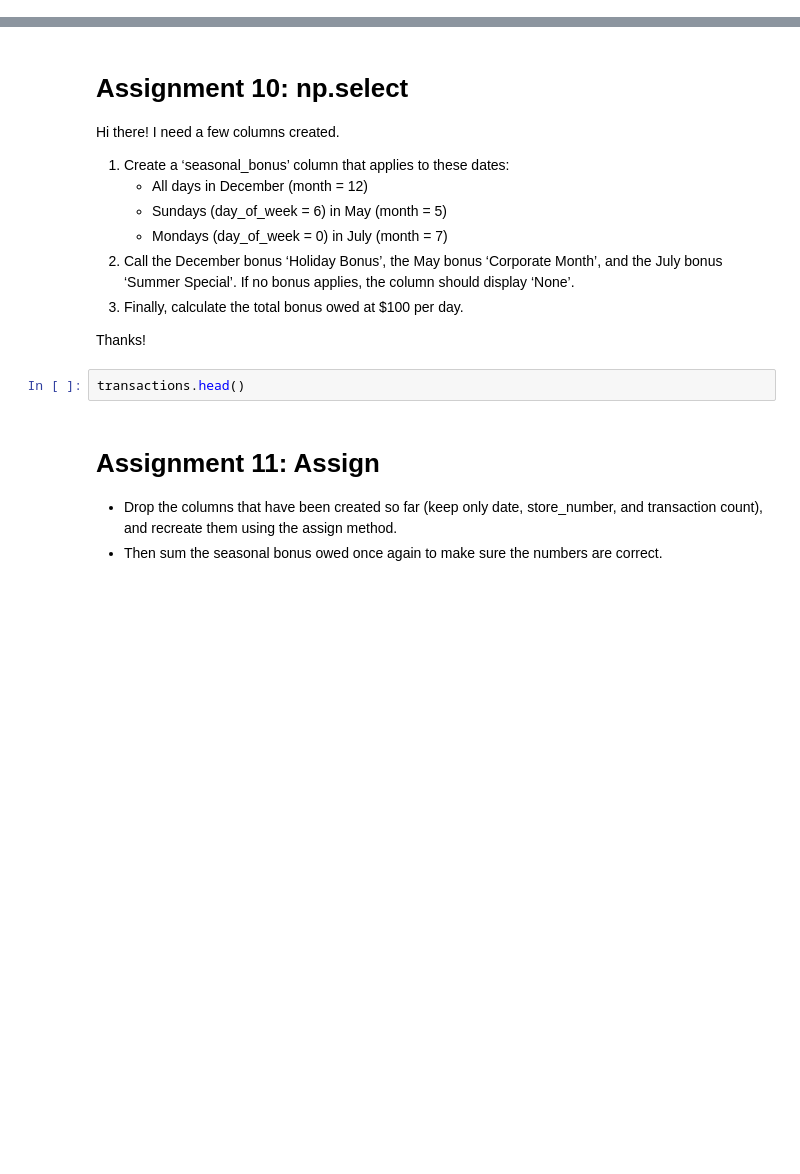
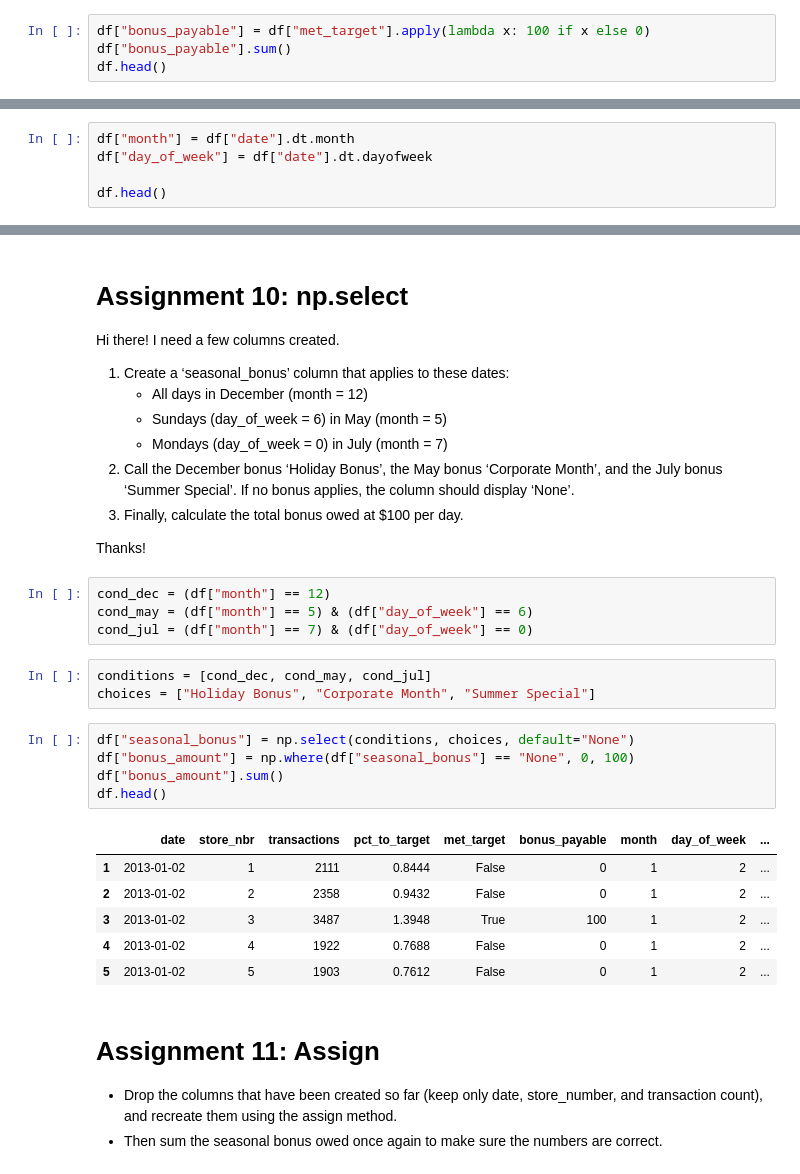
Before and after one commit to Devilstix/BIT_Data_analyst, a Jupyter notebook: 03_python/lectures/10_lesson/section03_DataFrames.ipynb, the cells around one changed output, grey strips where cells are left out. Saved outputs shown, nothing was run; the diff lists cells and outputs as text; blank space fills up the shorter version.

```diff
--- a/03_python/lectures/10_lesson/section03_DataFrames.ipynb
+++ b/03_python/lectures/10_lesson/section03_DataFrames.ipynb
@@ -257,0 +375,4 @@ transactions.head()
+# %%
+df["bonus_payable"] = df["met_target"].apply(lambda x: 100 if x else 0)
+df["bonus_payable"].sum()
+df.head()
@@ -257,0 +386,5 @@ transactions.head()
+# %%
+df["month"] = df["date"].dt.month
+df["day_of_week"] = df["date"].dt.dayofweek
+
+df.head()
@@ -269,7 +409,24 @@ Hi there! I need a few columns created.
 
 Thanks!
 # %%
-transactions.head()
+cond_dec = (df["month"] == 12)
+cond_may = (df["month"] == 5) & (df["day_of_week"] == 6)
+cond_jul = (df["month"] == 7) & (df["day_of_week"] == 0)
+# %%
+conditions = [cond_dec, cond_may, cond_jul]
+choices = ["Holiday Bonus", "Corporate Month", "Summer Special"]
+# %%
+df["seasonal_bonus"] = np.select(conditions, choices, default="None")
+df["bonus_amount"] = np.where(df["seasonal_bonus"] == "None", 0, 100)
+df["bonus_amount"].sum()
+df.head()
+# %% [output]
+|  | date | store_nbr | transactions | pct_to_target | met_target | bonus_payable | month | day_of_week | ... |
+| 1 | 2013-01-02 | 1 | 2111 | 0.8444 | False | 0 | 1 | 2 | ... |
+| 2 | 2013-01-02 | 2 | 2358 | 0.9432 | False | 0 | 1 | 2 | ... |
+| 3 | 2013-01-02 | 3 | 3487 | 1.3948 | True | 100 | 1 | 2 | ... |
+| 4 | 2013-01-02 | 4 | 1922 | 0.7688 | False | 0 | 1 | 2 | ... |
+| 5 | 2013-01-02 | 5 | 1903 | 0.7612 | False | 0 | 1 | 2 | ... |
 # %% [markdown]
 # Assignment 11: Assign
 
```
Also changed, not shown: parts of 21 cells of this notebook.
